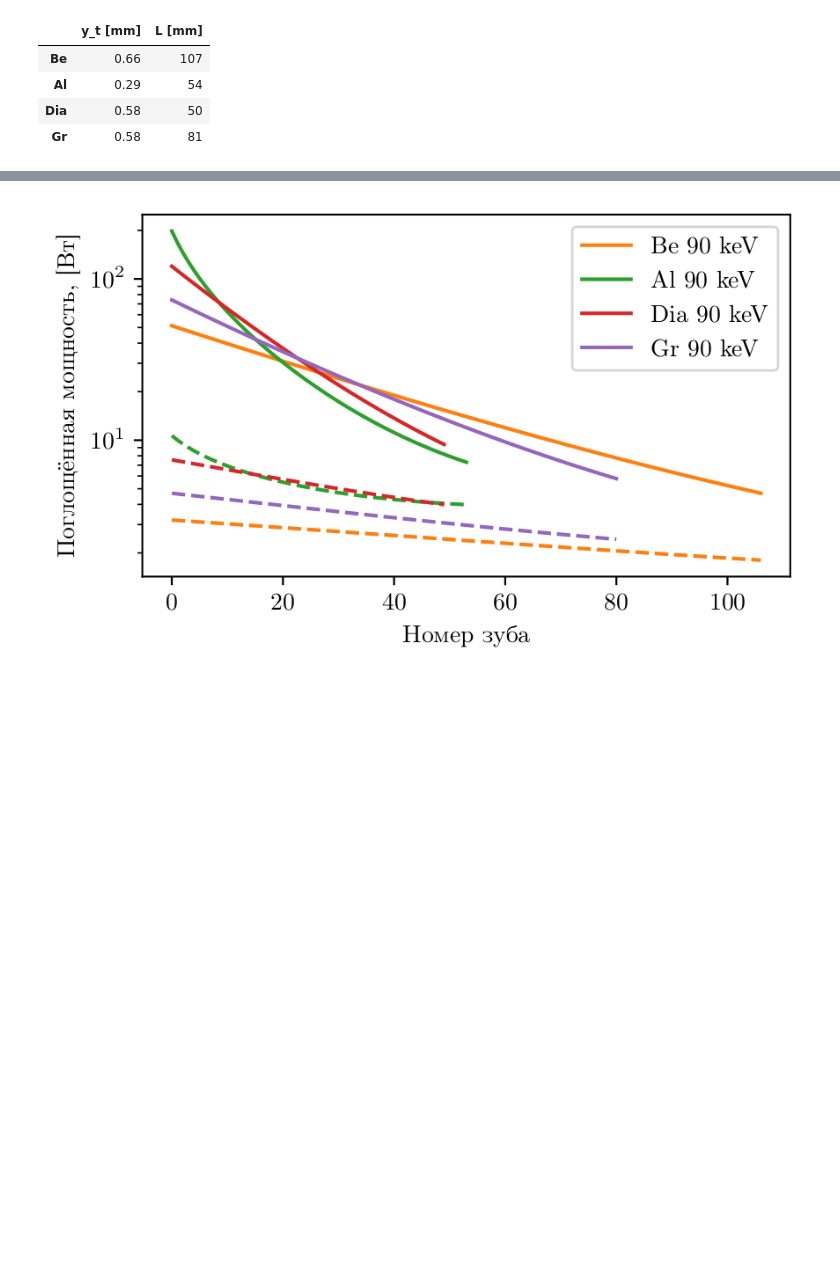
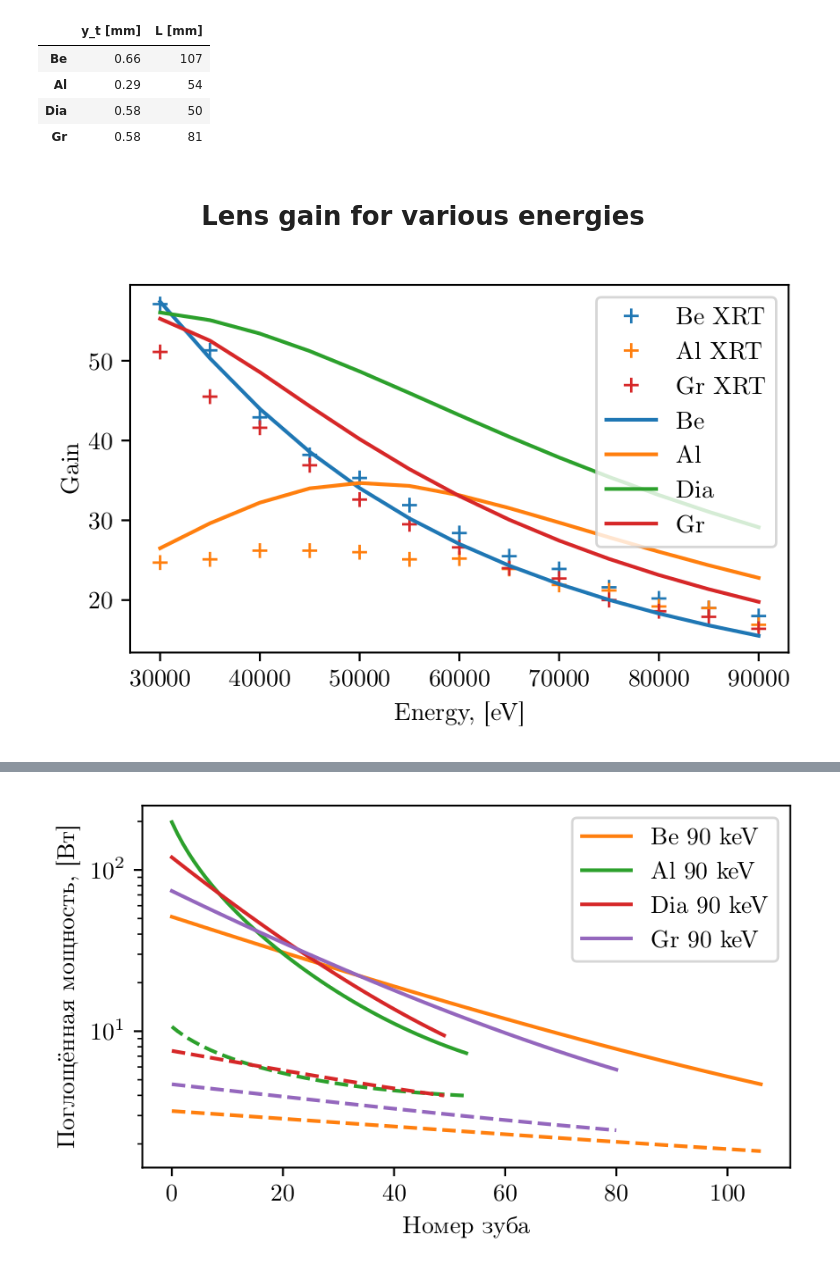
Before and after one commit to glebdovzhenko/skif-xrt, a Jupyter notebook: notebooks/NSTU-SCW.ipynb, the cells around one changed output, grey strips where cells are left out. Cells and saved outputs as stored; diff of their text form; code cells hidden in the pictures; blank space fills up the shorter version.

```diff
--- a/notebooks/NSTU-SCW.ipynb
+++ b/notebooks/NSTU-SCW.ipynb
@@ -110,3 +259,40 @@ Lens param optimization
 | Al | 0.29 | 54 |
 | Dia | 0.58 | 50 |
 | Gr | 0.58 | 81 |
+# %%
+mBeryllium = rm.Material('Be', rho=1.848, kind='lens')
+mAl = rm.Material('Al', rho=2.7, kind='lens')
+mDiamond = rm.Material('C', rho=3.5, kind='lens')
+mGraphite = rm.Material('C', rho=2.15, kind='lens')
+
+fdist = 14.e3  # mm
+y_t = .6588    # mm
+L = 82.242     # mm
+
+ens = np.array([30., 35., 40., 45., 50., 55., 60., 65., 70., 75., 80., 85., 90.]) * 1.e3 # eV
+source_y_sizes = np.array([0.0240305, 0.022248, 0.0208111, 0.0196209, 0.018614, 0.0177477, 0.0169922, 0.0163255, 0.0157317, 0.0151982, 0.0147156, 0.0142763, 0.013874])  # mm
+
+color_cycle.reset()
+fig, ax = plt.subplots(nrows=1, ncols=1)
+ax.set_xlabel('Energy, [eV]')
+ax.set_ylabel('Gain')
+
+ax.plot([30e3, 35e3, 40e3, 45e3, 50e3, 55e3, 60e3, 65e3, 70e3, 75e3, 80e3, 85e3, 90e3], [57.1, 51.3, 42.9, 38.2, 35.3, 31.9, 28.4, 25.5, 23.9, 21.6, 20.2, 19.0, 18.0],
+        '+', label='Be XRT', color=color_cycle.current())
+ax.plot([30e3, 35e3, 40e3, 45e3, 50e3, 55e3, 60e3, 65e3, 70e3, 75e3, 80e3, 85e3, 90e3], [24.7, 25.1, 26.2, 26.2, 26.0, 25.1, 25.2, 23.9, 21.9, 21.2, 19.2, 19.0, 16.9],
+        '+', label='Al XRT', color=color_cycle.next())
+color_cycle.next()
+ax.plot([30e3, 35e3, 40e3, 45e3, 50e3, 55e3, 60e3, 65e3, 70e3, 75e3, 80e3, 85e3, 90e3], [51.1, 45.5, 41.6, 36.9, 32.6, 29.5, 26.6, 24.0, 22.7, 20.0, 18.6, 17.9, 16.4],
+        '+', label='Gr XRT', color=color_cycle.next())
+
+for mat, mat_lbl in zip((mBeryllium, mAl, mDiamond, mGraphite), ('Be', 'Al', 'Dia', 'Gr')):
+    y_g = fdist * L * np.real(1. - mat.get_refractive_index(ens)) / y_t
+    gain = .81 * (4. * np.sqrt(2. * np.log(2)) / source_y_sizes) * np.sqrt(y_g * y_t / (mat.get_absorption_coefficient(ens) * L / 10)) * erf(y_g * np.sqrt(mat.get_absorption_coefficient(ens) * L / (10 * 2 * y_g * y_t)))
+    ax.plot(ens, gain, label=mat_lbl)
+
+ax.legend()
+display(HTML('<center><h1>Lens gain for various energies</h1></center>'))
+display(fig)
+# %% [output]
+Lens gain for various energies
+[figure, added]
```
Also changed, not shown: parts of 8 cells of this notebook, 6 other files.
